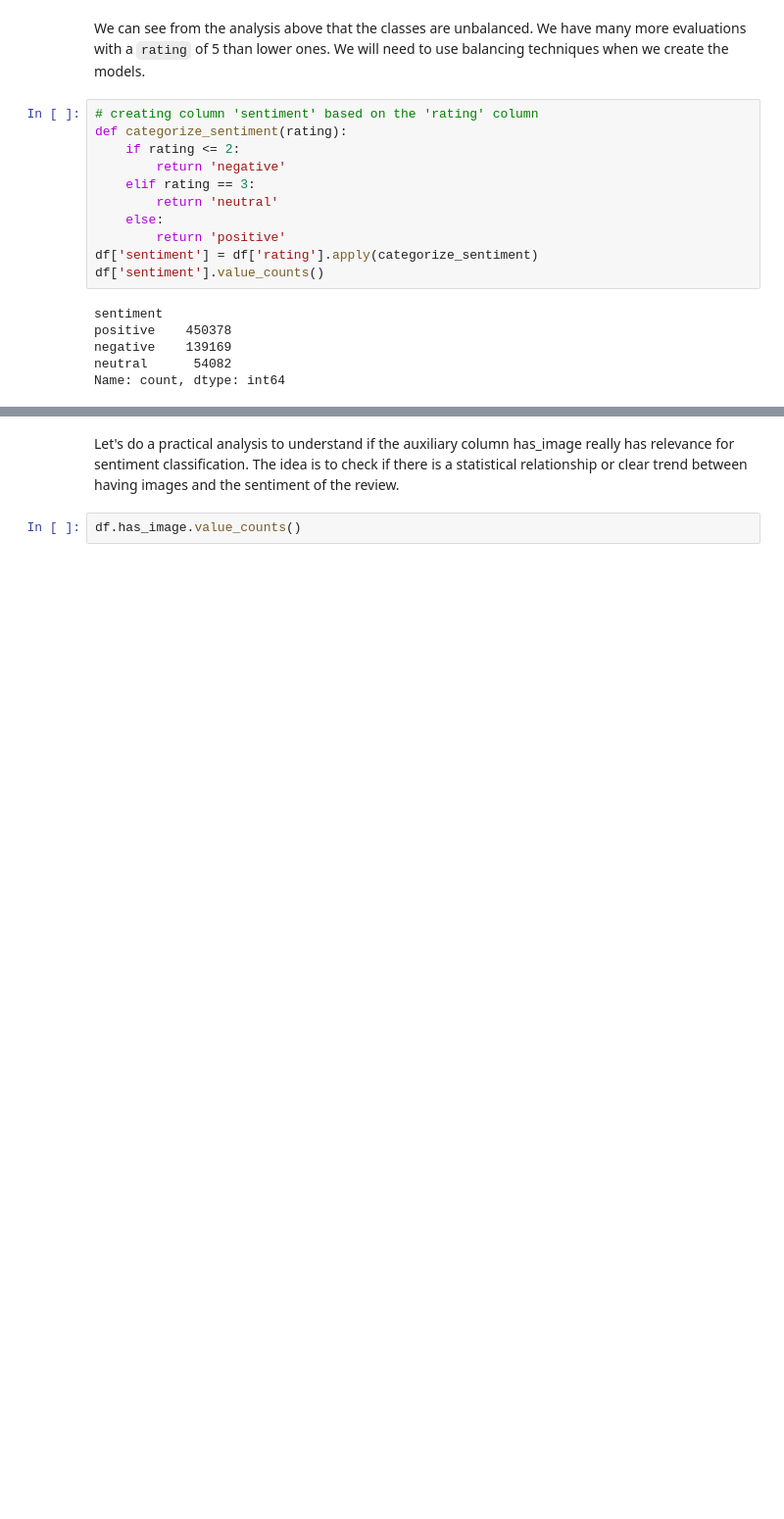
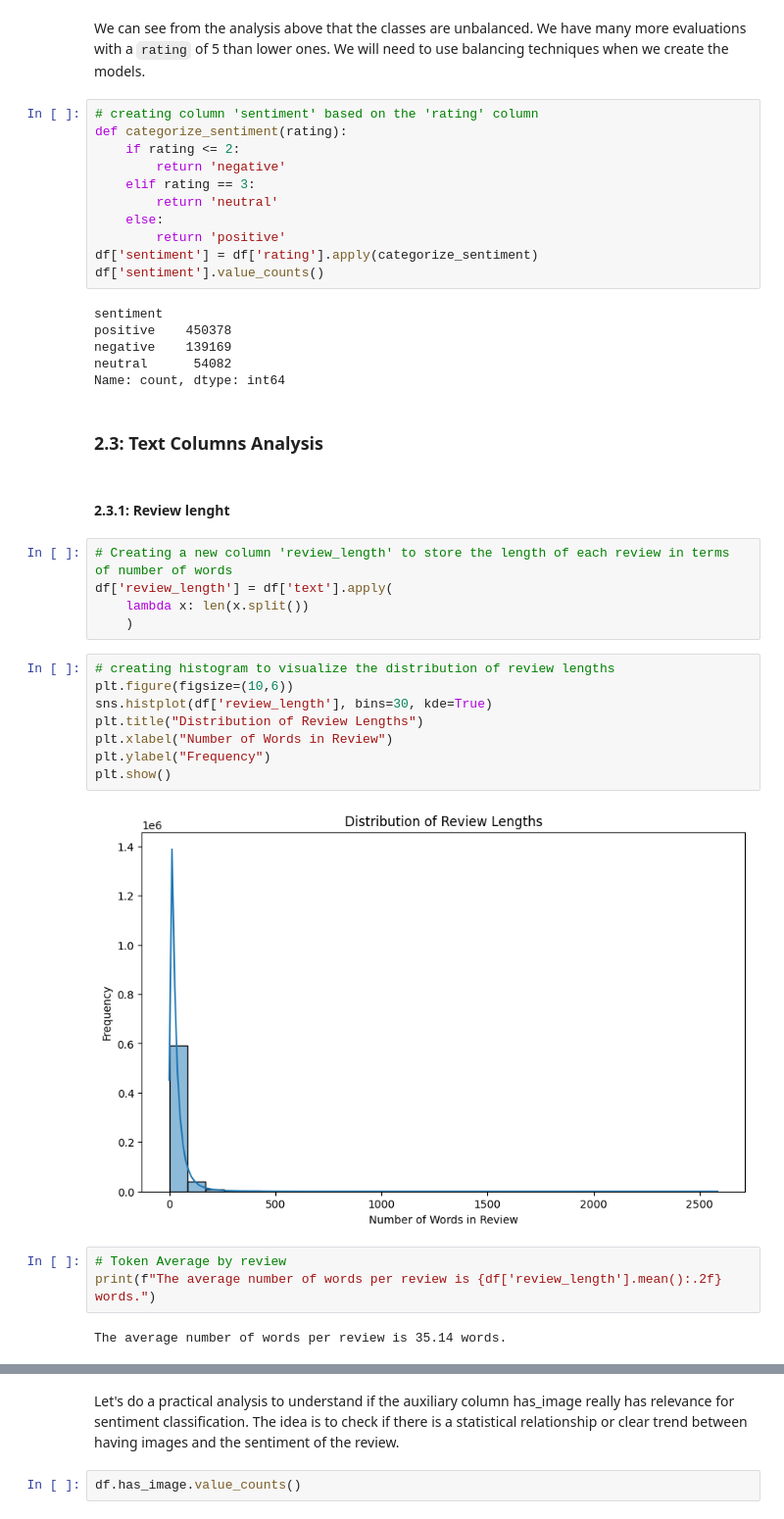
Before and after one commit to VanGaigher/DataScienceProjects, a Jupyter notebook: SentimentClassification/notebooks/sentiment_classification_analysis.ipynb, the cells around one changed output, grey strips where cells are left out. Shown: that part at 98% size. Cells and saved outputs as stored; diff of their text form; blank space fills up the shorter version.

```diff
--- a/SentimentClassification/notebooks/sentiment_classification_analysis.ipynb
+++ b/SentimentClassification/notebooks/sentiment_classification_analysis.ipynb
@@ -196,3 +197,27 @@ positive    450378
 negative    139169
 neutral      54082
 Name: count, dtype: int64
+# %% [markdown]
+### 2.3: Text Columns Analysis
+# %% [markdown]
+#### 2.3.1: Review lenght
+# %%
+# Creating a new column 'review_length' to store the length of each review in terms of number of words
+df['review_length'] = df['text'].apply(
+    lambda x: len(x.split())
+    )
+# %%
+# creating histogram to visualize the distribution of review lengths
+plt.figure(figsize=(10,6))
+sns.histplot(df['review_length'], bins=30, kde=True)
+plt.title("Distribution of Review Lengths")
+plt.xlabel("Number of Words in Review")
+plt.ylabel("Frequency")
+plt.show()
+# %% [output]
+[figure, added]
+# %%
+# Token Average by review
+print(f"The average number of words per review is {df['review_length'].mean():.2f} words.")
+# %% [output]
+The average number of words per review is 35.14 words.
```
Also changed, not shown: parts of 20 cells of this notebook.
